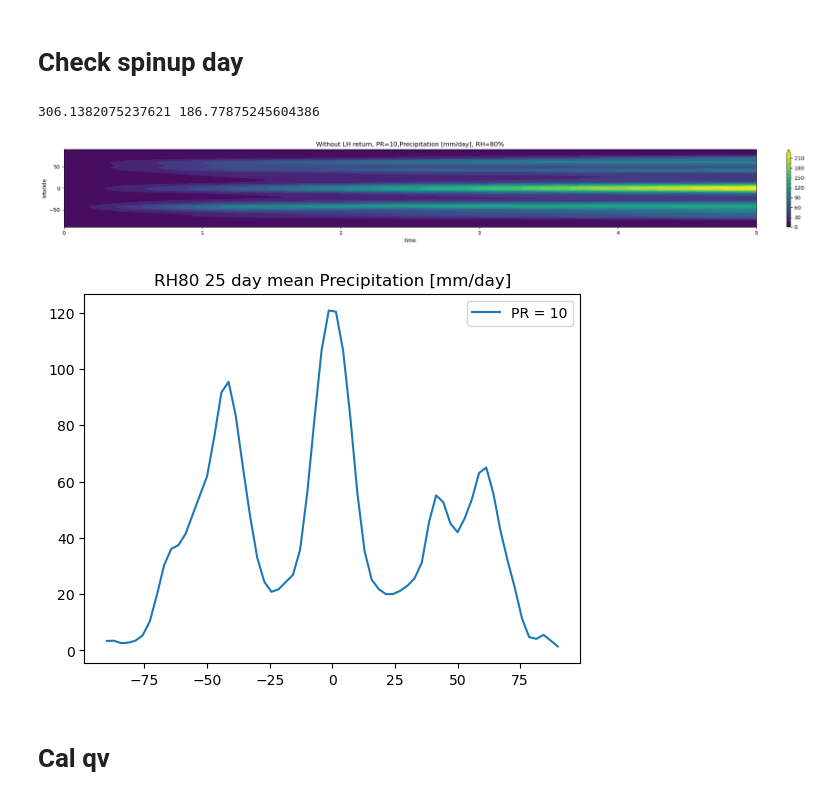
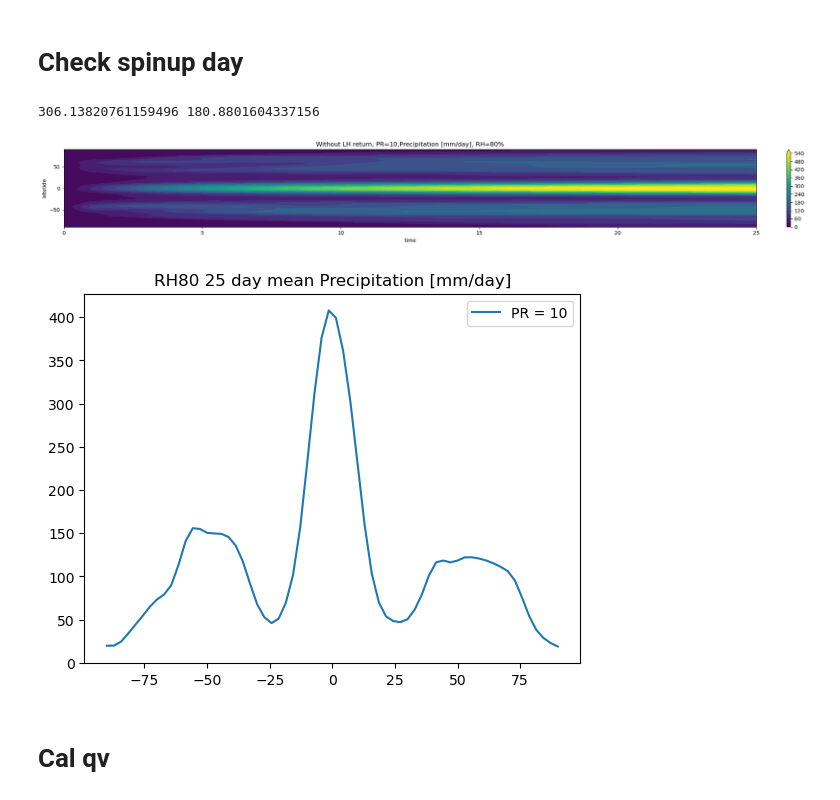
Before and after one commit to PeterChang1023/Dycore_beginner, a Jupyter notebook: dycore/IdealizeSpetral.jl/exp/HSt42/check_spinupday.ipynb, the cells around one changed output. Saved outputs shown, nothing was run; the diff lists cells and outputs as text; code cells hidden in the pictures.

```diff
--- a/dycore/IdealizeSpetral.jl/exp/HSt42/check_spinupday.ipynb
+++ b/dycore/IdealizeSpetral.jl/exp/HSt42/check_spinupday.ipynb
@@ -131,8 +131,8 @@ class Dycore:
 
         return np.nanmean(self.factor3, axis=(1,3))
 # %%
-file = "test_all.dat"
-time = np.linspace(0,5,5)
+file = "1210_25day_factor13_tracers_c_final.dat"
+time = np.linspace(0,25,25)
 y    = np.linspace(-90,90,64)
 
 yy, tt = np.meshgrid(y,time)
@@ -171,36 +171,36 @@ for pr in range(10,20,10):
 
 plt.tight_layout()
 # plt.savefig("Without LH return precipitation.png", dpi=300., bbox_inches='tight')
 plt.show()
 ###############################################################################
 ### cooridate
 x  = np.linspace(-180,180,128)
 y  = np.linspace(-90,90,64)
 xd = np.deg2rad(x)
 yd = np.deg2rad(y)
 
 # WARNING: cos(-90) would be zero, doing this preventing it from divide by zero.
 cy     = np.cos(yd)
 cy[0]  = np.nan
 cy[-1] = np.nan
 
 plt.figure(dpi=100.)
 plt.title("RH80 25 day mean Precipitation [mm/day]")
 
 for pr in range(10,20,10):
     # file  = f"1600day_HS_front_RH50_PR{pr}_PRRELAX86400_with_w_all.dat"# f"HS_front_RH50_PR10_PRRELAX86400_with_w_all.dat" # ./outputs/withprecip/
     # file = f"PR{pr}_200day_test_ice_all.dat"
     # file = "300day_RH80_PR10_test_vertical_advection_revised_all.dat"
     dycore = Dycore(file)
     Prec   = dycore.cal_pre()
     Prec_mean  = np.nanmean(Prec[:,:], axis=0)
     plt.plot(y, Prec_mean * int(pr), label=f"PR = {pr}")
 plt.legend()
 plt.show()
 # %% [output]
-306.1382075237621 186.77875245604386
+306.13820761159496 180.8801604337156
-[figure, old version]
+[figure, new version]
-[figure, old version]
+[figure, new version]
 # %% [markdown]
 # Cal qv
 # %%
```
Also changed, not shown: parts of 10 cells of this notebook, 2 other files.
